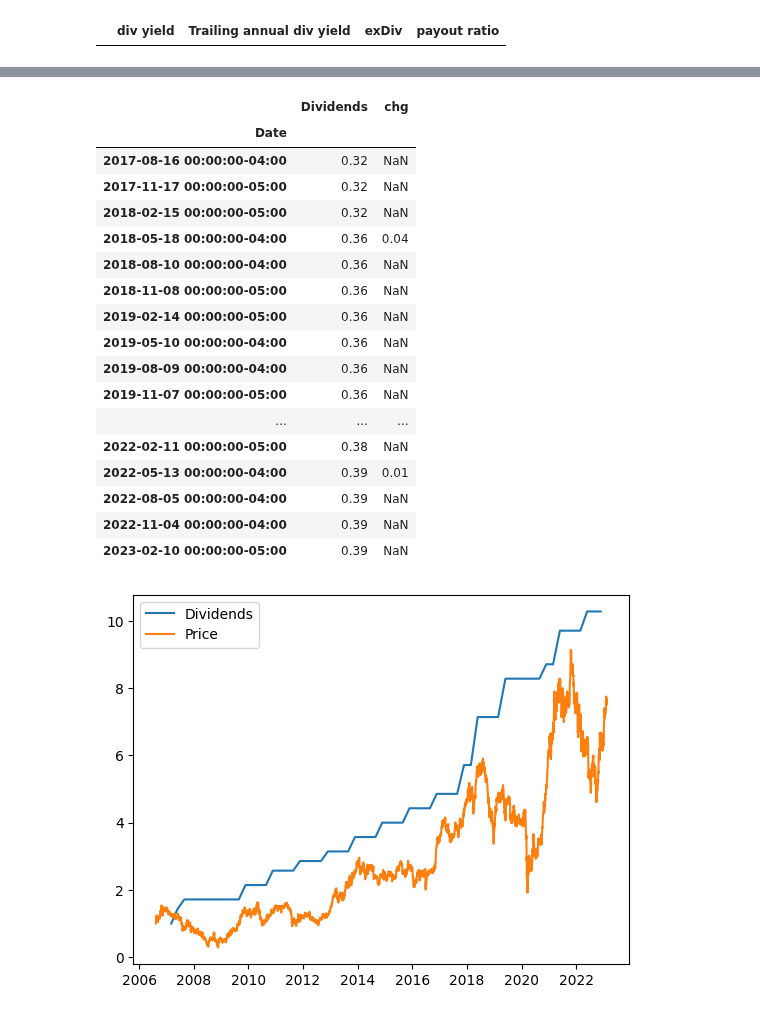
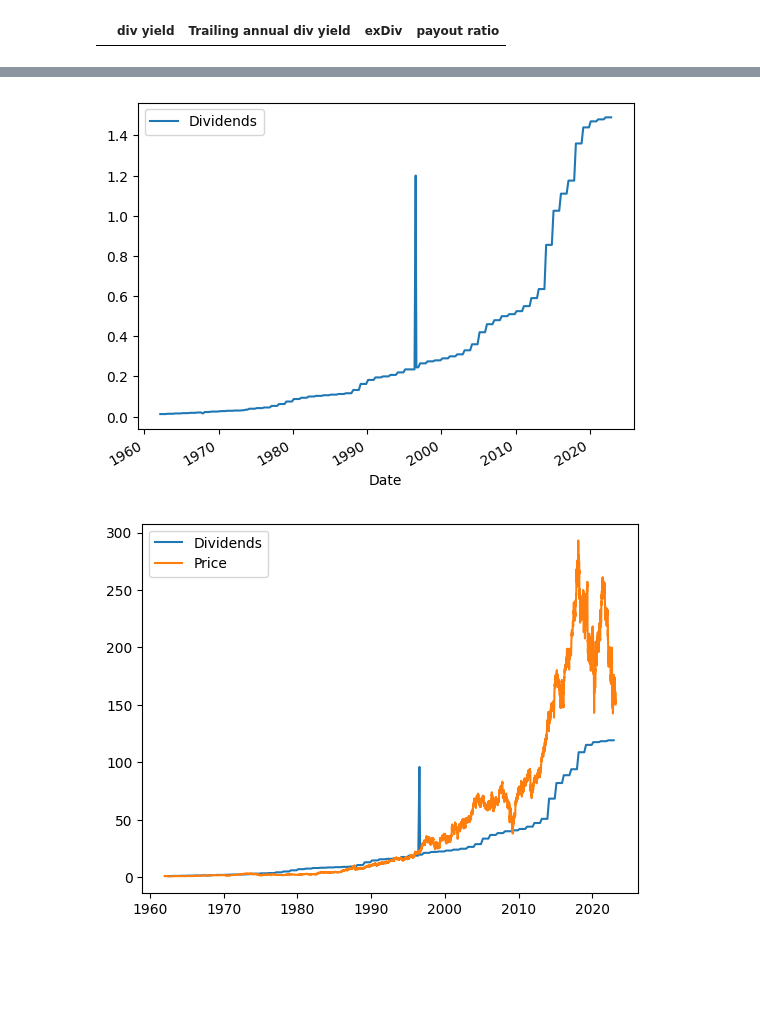
Before and after one commit to Idanq1/Stocks-Strategies, a Jupyter notebook: Dividends/Screener1.ipynb, the cells around one changed output, grey strips where cells are left out. Saved outputs shown, nothing was run; the diff lists cells and outputs as text; code cells hidden in the pictures; blank space fills up the shorter version.

```diff
--- a/Dividends/Screener1.ipynb
+++ b/Dividends/Screener1.ipynb
@@ -158,7 +158,7 @@ df.sort_values("div yield", ascending=False)
 | INPFX | NaN | NaN | NaT | NaN | NaN | 1.337350 | ... |
 | TIP | NaN | 1.142805 | NaT | NaN | NaN | 31.859984 | ... |
 # %%
-ticker = "JHG"
+ticker = "mmm"
 
 stock = yf.Ticker(ticker)
 tmp = stock.dividends
@@ -170,26 +170,10 @@ div_df = div_df.groupby(div_df.index).mean()
 # div_df["DGR5y"] = div_df["Growth year"].rolling(5).mean()
 div_df["chg"] = div_df["Dividends"].diff()
 div_df["chg"] = div_df["chg"].where(div_df["chg"] != 0, np.nan)
-div_df
+div_df.plot(kind='line', y='Dividends')
+plt.show()
 # %% [output]
-|  | Dividends | chg |
-| Date |  |  |
-| 2017-08-16 00:00:00-04:00 | 0.32 | NaN |
-| 2017-11-17 00:00:00-05:00 | 0.32 | NaN |
-| 2018-02-15 00:00:00-05:00 | 0.32 | NaN |
-| 2018-05-18 00:00:00-04:00 | 0.36 | 0.04 |
-| 2018-08-10 00:00:00-04:00 | 0.36 | NaN |
-| 2018-11-08 00:00:00-05:00 | 0.36 | NaN |
-| 2019-02-14 00:00:00-05:00 | 0.36 | NaN |
-| 2019-05-10 00:00:00-04:00 | 0.36 | NaN |
-| 2019-08-09 00:00:00-04:00 | 0.36 | NaN |
-| 2019-11-07 00:00:00-05:00 | 0.36 | NaN |
-| ... | ... | ... |
-| 2022-02-11 00:00:00-05:00 | 0.38 | NaN |
-| 2022-05-13 00:00:00-04:00 | 0.39 | 0.01 |
-| 2022-08-05 00:00:00-04:00 | 0.39 | NaN |
-| 2022-11-04 00:00:00-04:00 | 0.39 | NaN |
-| 2023-02-10 00:00:00-05:00 | 0.39 | NaN |
+[figure, added]
 # %%
 def price_change_to_div_change(ticker, s_year=None, e_year=3000):
     stock = yf.Ticker(ticker)
@@ -197,32 +181,32 @@ def price_change_to_div_change(ticker, s_year=None, e_year=3000):
     div_df = pd.DataFrame(index=tmp.index)
     div_df["Dividends"] = tmp
     # div_df.index = div_df.index.year
     div_df = div_df.groupby(div_df.index).mean()
     div_df["chg"] = div_df["Dividends"].diff()
     div_df["chg"] = div_df["chg"].where(div_df["chg"] != 0, np.nan)
 
     history = stock.history(period="max", interval="1d")
     if history.empty:
         return False
 
     # comb = pd.DataFrame(index=history.index)
     # comb["Dividends"] = div_df["Dividends"] / div_df["Dividends"][0]
     # comb["Close"] = history["Close"] / history["Close"][0]
     data1 = div_df["Dividends"] / div_df["Dividends"][0]
     data2 = history["Close"] / history["Close"][0]
     if s_year:
         years = range(s_year, e_year)
         data1 = div_df.loc[div_df.index.year.isin(years)]["Dividends"] / div_df.loc[div_df.index.year.isin(years)]["Dividends"][0]
         data2 = history.loc[history.index.year.isin(years)]["Close"] / history.loc[history.index.year.isin(years)]["Close"][0]
     # data1_norm = data1 / data1[0]
     # data2_norm = data2 / data2[0]
 
     plt.plot(data1, label="Dividends")
     plt.plot(data2, label="Price")
 
     plt.legend()
     plt.show()
 
-price_change_to_div_change("EVR")
+price_change_to_div_change("mmm")
 # %% [output]
-[figure, old version]
+[figure, new version]
```
